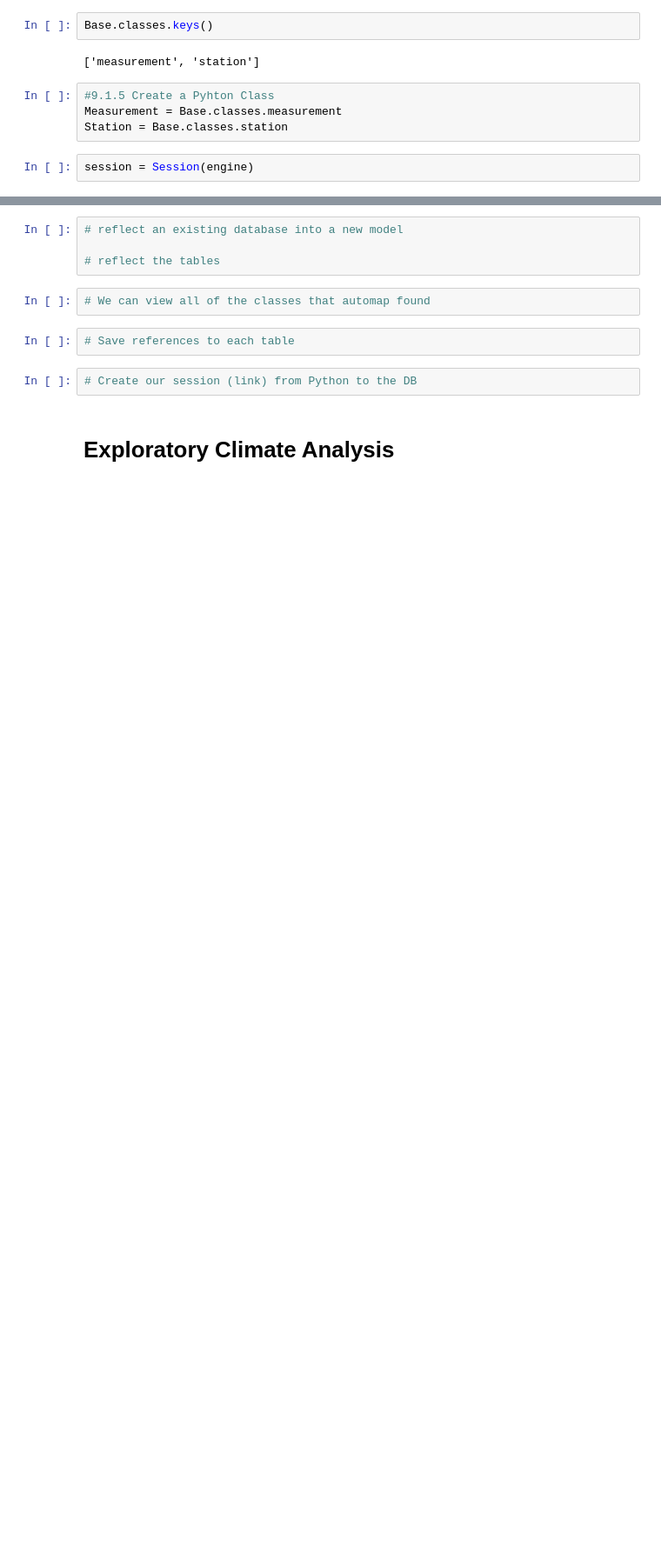
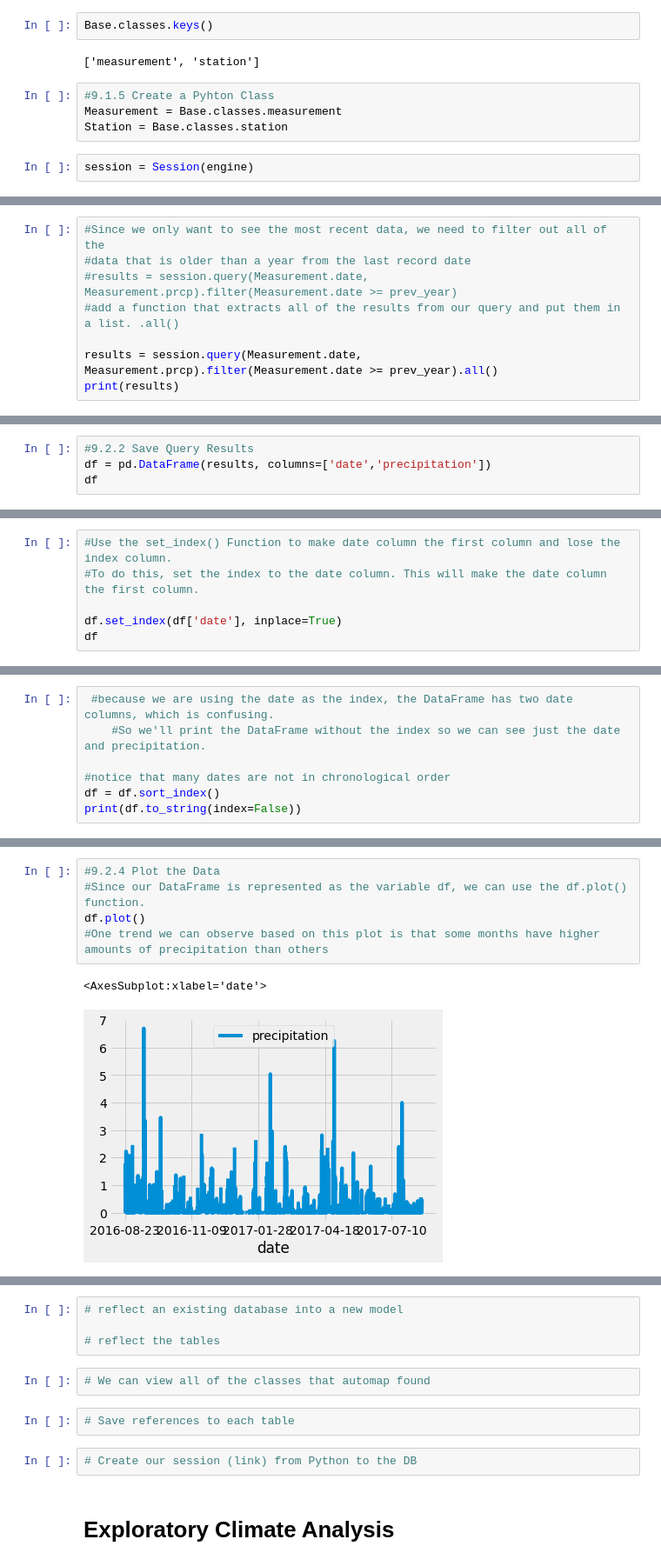
Before and after one commit to russellctaylor/surfs_up, a Jupyter notebook: climate_analysis.ipynb, the cells around one changed output, grey strips where cells are left out. Shown at 87% size. Cells and saved outputs as stored; diff of their text form; blank space fills up the shorter version.

```diff
--- a/climate_analysis.ipynb
+++ b/climate_analysis.ipynb
@@ -36,0 +72,8 @@ session = Session(engine)
+# %%
+#Since we only want to see the most recent data, we need to filter out all of the
+#data that is older than a year from the last record date
+#results = session.query(Measurement.date, Measurement.prcp).filter(Measurement.date >= prev_year)
+#add a function that extracts all of the results from our query and put them in a list. .all()
+
+results = session.query(Measurement.date, Measurement.prcp).filter(Measurement.date >= prev_year).all()
+print(results)
@@ -36,0 +86,4 @@ session = Session(engine)
+# %%
+#9.2.2 Save Query Results
+df = pd.DataFrame(results, columns=['date','precipitation'])
+df
@@ -36,0 +104,6 @@ session = Session(engine)
+# %%
+#Use the set_index() Function to make date column the first column and lose the index column.
+#To do this, set the index to the date column. This will make the date column the first column.
+
+df.set_index(df['date'], inplace=True)
+df
@@ -36,0 +125,7 @@ session = Session(engine)
+# %%
+ #because we are using the date as the index, the DataFrame has two date columns, which is confusing.
+    #So we'll print the DataFrame without the index so we can see just the date and precipitation.
+
+#notice that many dates are not in chronological order
+df = df.sort_index()
+print(df.to_string(index=False))
@@ -36,0 +150,8 @@ session = Session(engine)
+# %%
+#9.2.4 Plot the Data
+#Since our DataFrame is represented as the variable df, we can use the df.plot() function.
+df.plot()
+#One trend we can observe based on this plot is that some months have higher amounts of precipitation than others
+# %% [output]
+<AxesSubplot:xlabel='date'>
+[figure, added]
```
Also changed, not shown: parts of 10 cells of this notebook.
